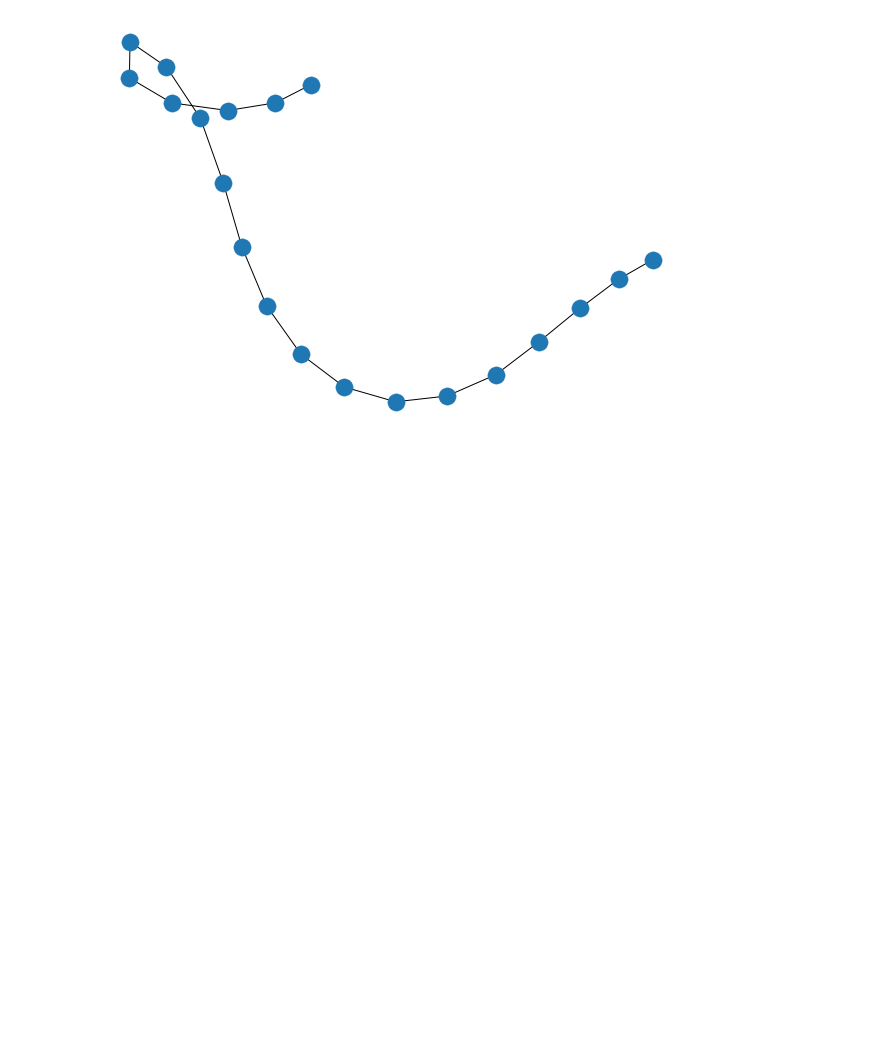
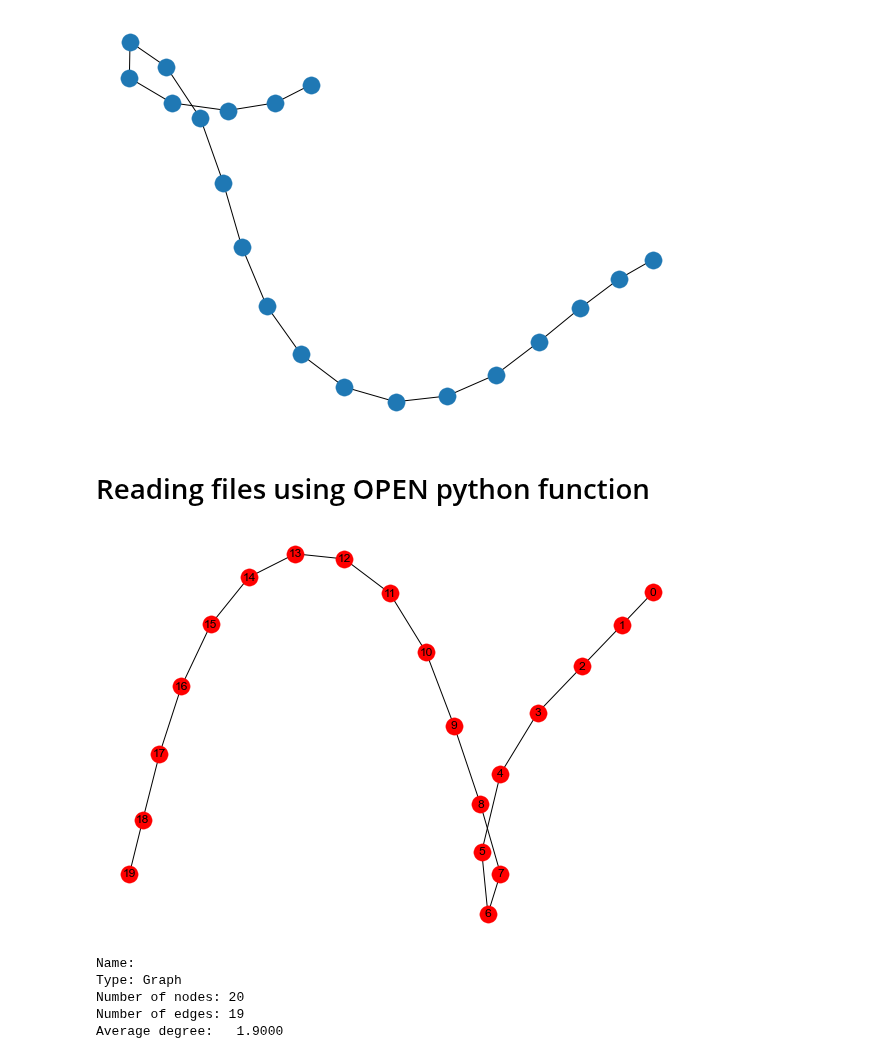
Before and after one commit to JayantGoel001/GraphsAndSocialNetworkAnalytics, a Jupyter notebook: Reading And Writing Files.ipynb, the cells around one changed output. Drawn from its saved outputs; the diff is of its cells as text; code cells hidden in the pictures; blank space fills up the shorter version.

```diff
--- a/Reading And Writing Files.ipynb
+++ b/Reading And Writing Files.ipynb
@@ -35,3 +35,22 @@ edge_list = nx.read_edgelist('path_edge.text')
 nx.draw(edge_list)
 # %% [output]
 [figure]
+# %% [markdown]
+# Reading files using OPEN python function
+# %%
+file = open('path_edge.text','rb')
+
+G = nx.read_edgelist(file)
+
+nx.draw(G,with_labels=True,node_color="red")
+file.close()
+# %% [output]
+[figure, added]
+# %%
+print(nx.info(G))
+# %% [output]
+Name:
+Type: Graph
+Number of nodes: 20
+Number of edges: 19
+Average degree:   1.9000
```
